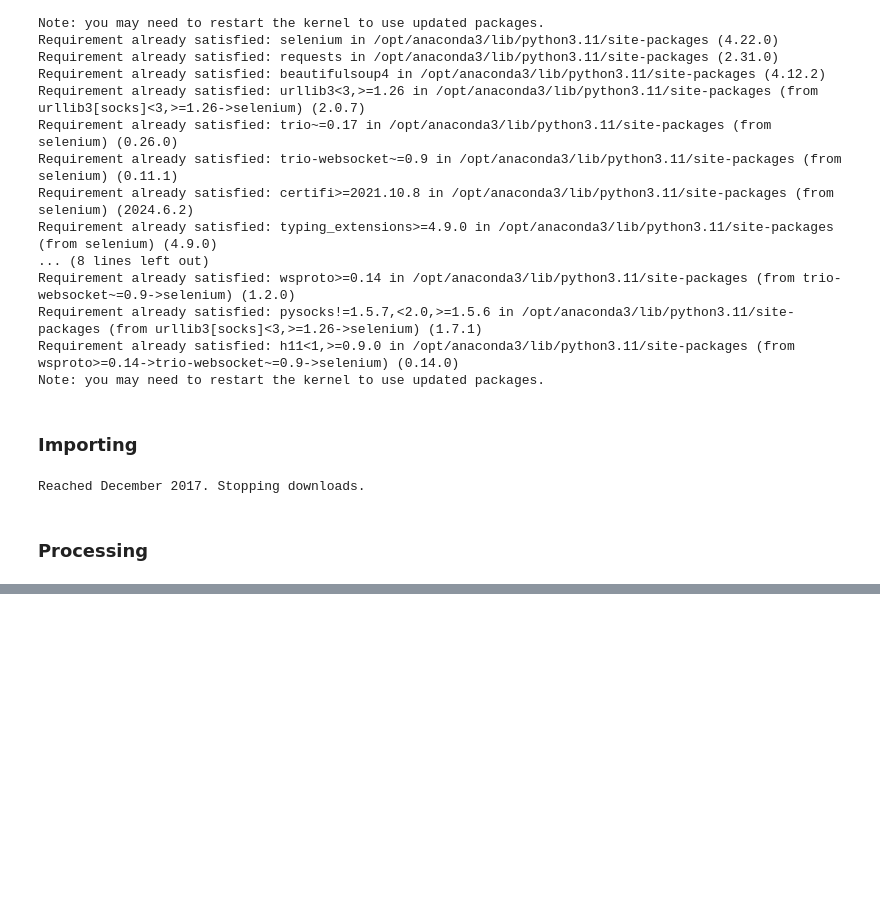
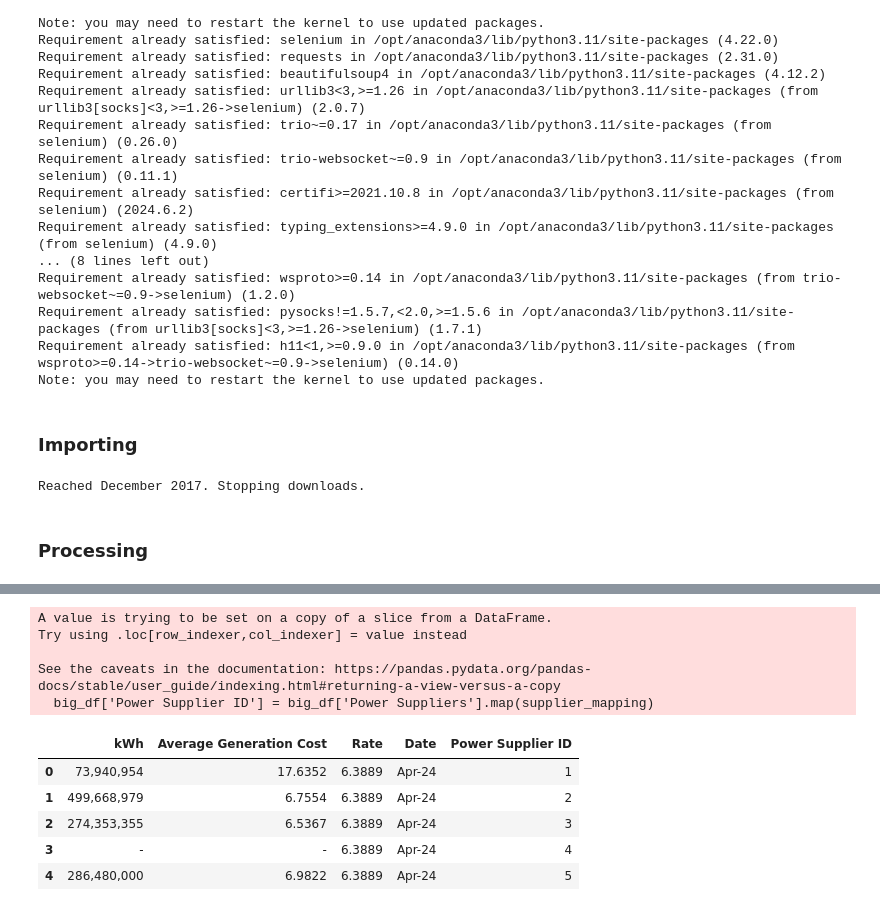
Before and after one commit to andreasenson/Scrape-MERALCO, a Jupyter notebook: GC Breakdown/scrape.ipynb, the cells around one changed output, grey strips where cells are left out. Cells and saved outputs as stored; diff of their text form; code cells hidden in the pictures; blank space fills up the shorter version.

```diff
--- a/GC Breakdown/scrape.ipynb
+++ b/GC Breakdown/scrape.ipynb
@@ -278,0 +315,26 @@ supplier_df.head()
+# %%
+# Create a mapping from Power Suppliers to Supplier IDs
+supplier_mapping = dict(zip(supplier_df['Power Suppliers'], supplier_df['Power Supplier ID']))
+
+# Replace names with IDs in big_df
+big_df['Power Supplier ID'] = big_df['Power Suppliers'].map(supplier_mapping)
+
+# Ensure IDs are not converted to floats
+#big_df['Power Supplier ID'] = big_df['Power Supplier ID'].astype(int)
+
+# Drop the old Power Suppliers column
+big_df = big_df.drop(columns=['Power Suppliers'])
+
+big_df.head()
+# %% [output]
+A value is trying to be set on a copy of a slice from a DataFrame.
+Try using .loc[row_indexer,col_indexer] = value instead
+
+See the caveats in the documentation: https://pandas.pydata.org/pandas-docs/stable/user_guide/indexing.html#returning-a-view-versus-a-copy
+  big_df['Power Supplier ID'] = big_df['Power Suppliers'].map(supplier_mapping)
+|  | kWh | Average Generation Cost | Rate | Date | Power Supplier ID |
+| 0 | 73,940,954 | 17.6352 | 6.3889 | Apr-24 | 1 |
+| 1 | 499,668,979 | 6.7554 | 6.3889 | Apr-24 | 2 |
+| 2 | 274,353,355 | 6.5367 | 6.3889 | Apr-24 | 3 |
+| 3 | - | - | 6.3889 | Apr-24 | 4 |
+| 4 | 286,480,000 | 6.9822 | 6.3889 | Apr-24 | 5 |
```
Also changed, not shown: parts of 7 cells of this notebook.
